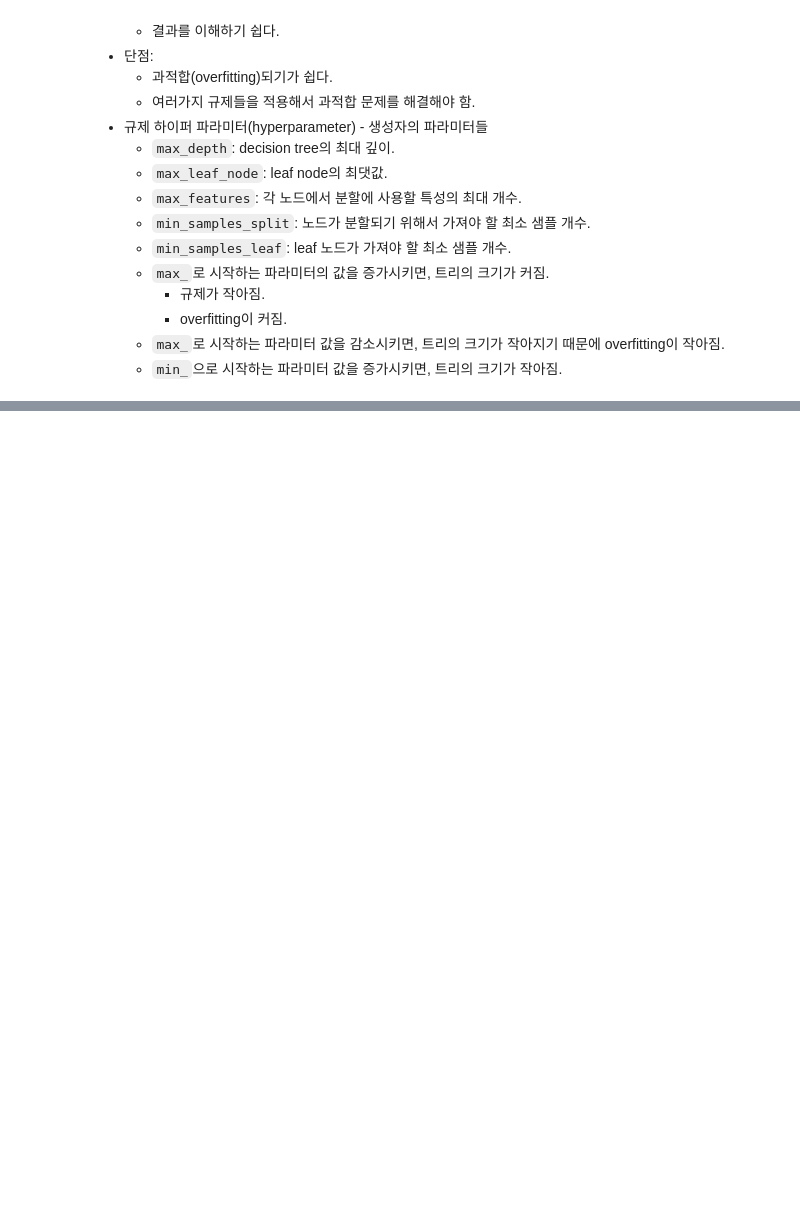
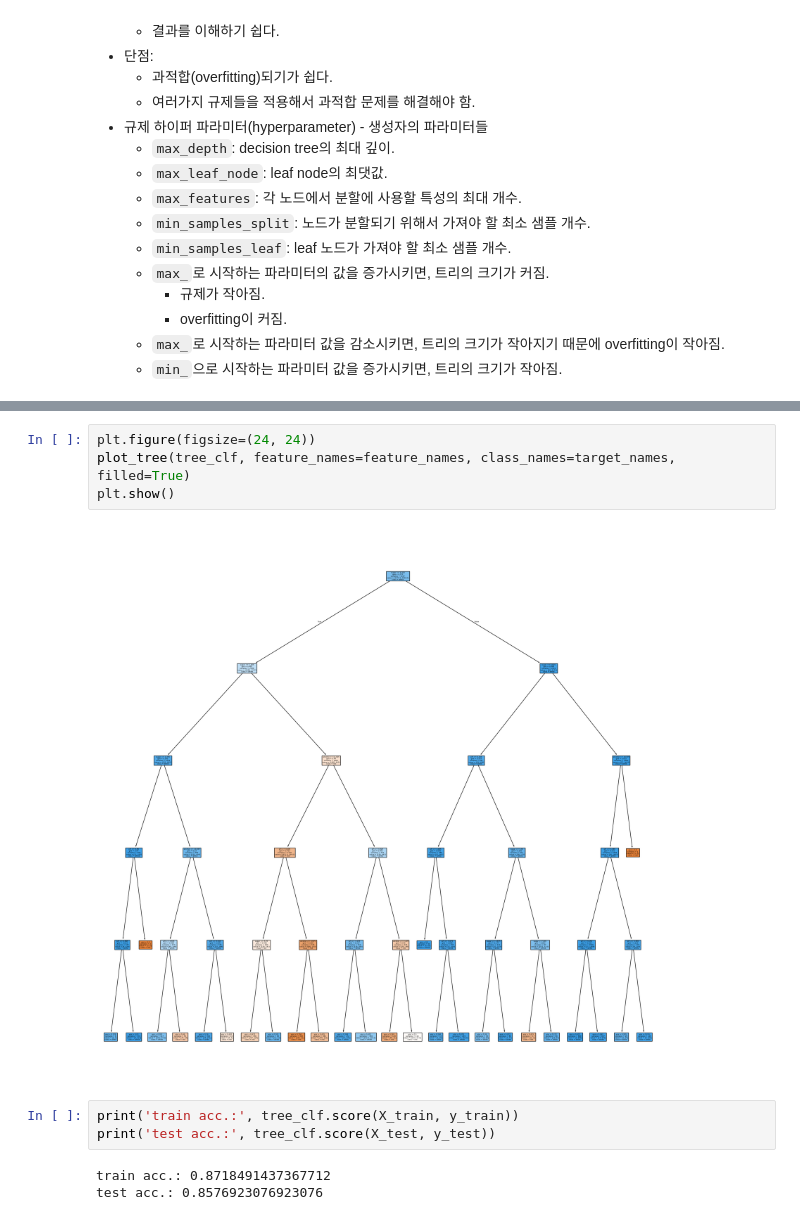
Before and after one commit to JakeOh/202505_BD50, a Jupyter notebook: lab_da/ml10_decision_tree.ipynb, the cells around one changed output, grey strips where cells are left out. Saved outputs shown, nothing was run; the diff lists cells and outputs as text; blank space fills up the shorter version.

```diff
--- a/lab_da/ml10_decision_tree.ipynb
+++ b/lab_da/ml10_decision_tree.ipynb
@@ -251,0 +279,12 @@ $$
+# %%
+plt.figure(figsize=(24, 24))
+plot_tree(tree_clf, feature_names=feature_names, class_names=target_names, filled=True)
+plt.show()
+# %% [output]
+[figure, added]
+# %%
+print('train acc.:', tree_clf.score(X_train, y_train))
+print('test acc.:', tree_clf.score(X_test, y_test))
+# %% [output]
+train acc.: 0.8718491437367712
+test acc.: 0.8576923076923076
```
Also changed, not shown: parts of 8 cells of this notebook.
